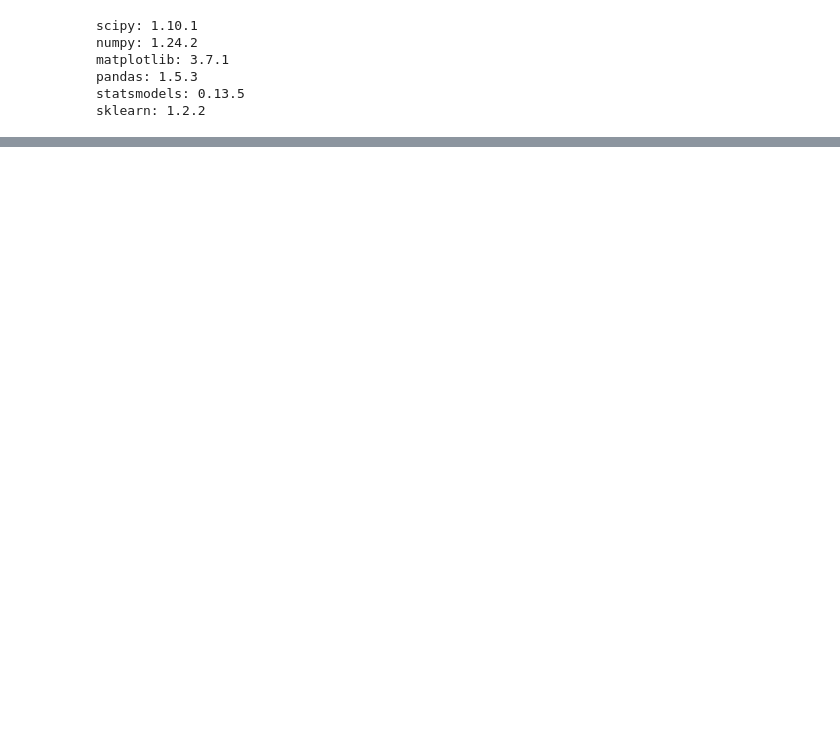
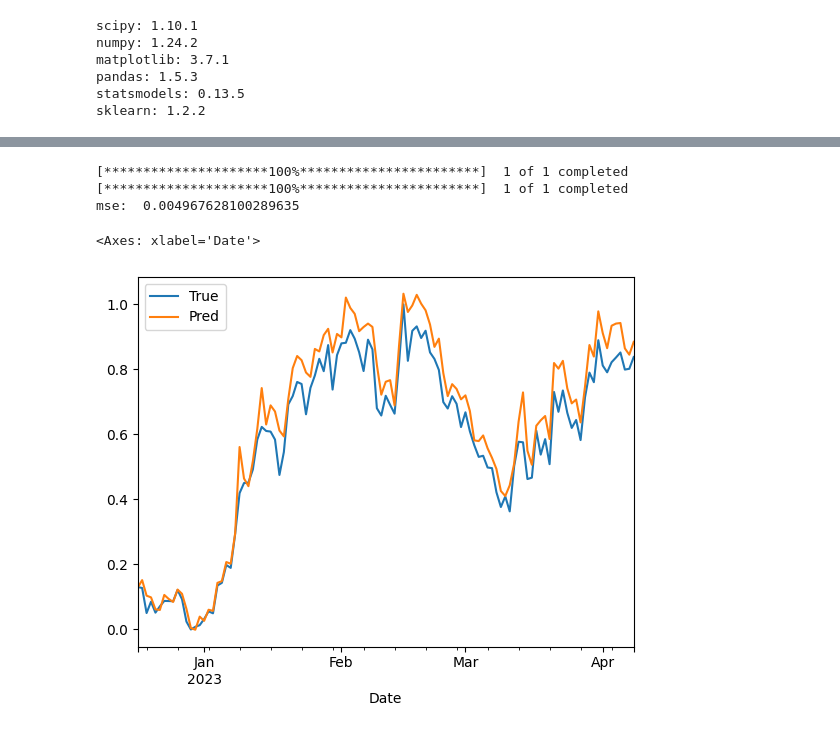
Before and after one commit to VaZarei/Crypto_Processing_Backtest, a Jupyter notebook: TimeSeries/TestCode.ipynb, the cells around one changed output, grey strips where cells are left out. Cells and saved outputs as stored; diff of their text form; code cells hidden in the pictures; blank space fills up the shorter version.

```diff
--- a/TimeSeries/TestCode.ipynb
+++ b/TimeSeries/TestCode.ipynb
@@ -46,0 +229,71 @@ SyntaxError: invalid syntax. Perhaps you forgot a comma? (425513420.py, line 7)
+# %%
+
+from sklearn.model_selection import train_test_split
+from sklearn.preprocessing import MinMaxScaler
+from sklearn.metrics import mean_squared_error
+from sklearn import linear_model
+
+import talib
+import pandas as pd
+import numpy as np
+import yfinance
+
+dfo = yfinance.download(tickers="ada-usd", start="2018-01-01", end="2023-12-01", interval= "1d")
+dfo['RSI'] = talib.RSI(dfo['Close'], 15)
+dfo = dfo[15:]
+
+scaler = MinMaxScaler()
+df = pd.DataFrame(scaler.fit_transform(dfo))
+df.columns = dfo.columns
+df.index =dfo.index
+
+Data_X = df[['Open', 'High', 'Low','RSI']] # 'Open', 'High', 'Low',
+Data_y = df[['Close']]
+
+
+
+
+# ---------------------------------------------
+dft = yfinance.download(tickers="ada-usd", start="2022-12-02", end="2023-12-01", interval= "1d")
+dft['RSI'] = talib.RSI(dft['Close'], 15)
+dft = dft[15:]
+
+scaler = MinMaxScaler()
+dfts = pd.DataFrame(scaler.fit_transform(dft))
+dfts.columns = dft.columns
+dfts.index =dft.index
+
+Data_XX = dfts[['Open', 'High', 'Low', 'RSI']] # 'Open', 'High', 'Low',
+Data_yy = dfts[['Close']]
+
+
+
+# ----------------------------------------------
+
+X_train, X_test, y_train, y_test = train_test_split(
+         Data_X, Data_y, test_size=0.33, shuffle=False)
+
+
+DtreeR = linear_model.RidgeCV(alphas=np.logspace(-6, 6, 13)) # kernel{‘linear’, ‘poly’, ‘rbf’, ‘sigmoid’, ‘precomputed’}
+DtreeR.fit(X_train, y_train)
+
+predicted = DtreeR.predict(Data_XX)
+
+y_true = Data_yy
+y_pred = predicted
+
+mse = mean_squared_error(y_true=y_true, y_pred=y_pred)
+print("mse: ", mse)
+
+res = pd.DataFrame()
+
+res['True'] = Data_yy
+res['Pred'] = y_pred
+
+res.plot()
+# %% [output]
+[*********************100%***********************]  1 of 1 completed
+[*********************100%***********************]  1 of 1 completed
+mse:  0.004967628100289635
+<Axes: xlabel='Date'>
+[figure, added]
```
Also changed, not shown: parts of 4 cells of this notebook, 4 other files.
